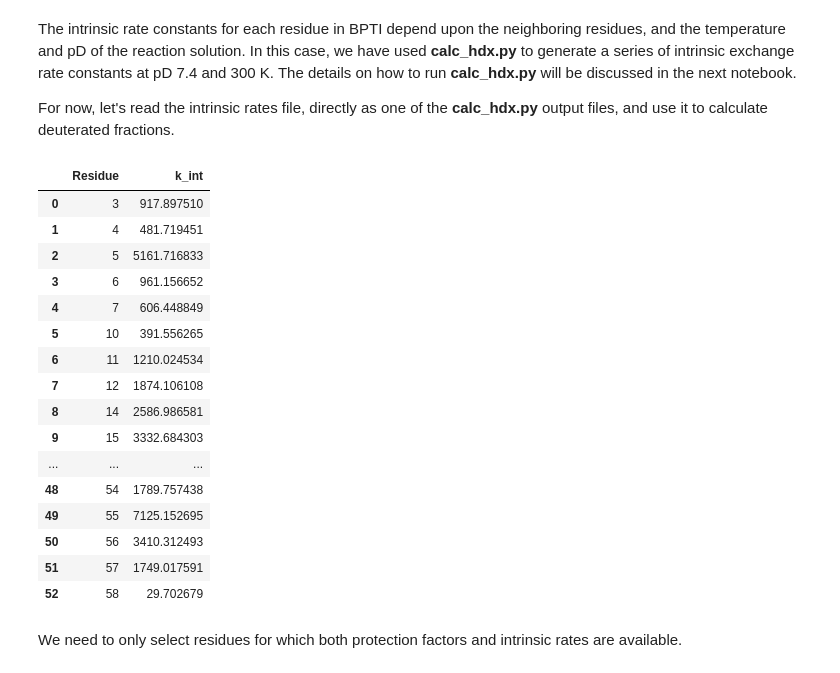
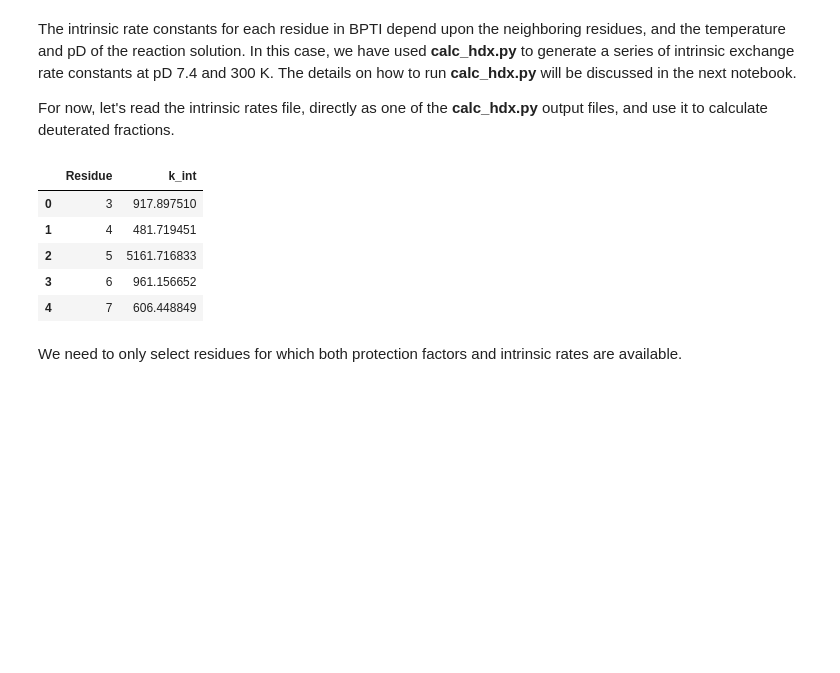
Before and after one commit to Lucy-Forrest-Lab/HDXer, a Jupyter notebook: protocol/notebooks/01_data_prep.ipynb, the cells around one changed output. Saved outputs shown, nothing was run; the diff lists cells and outputs as text; code cells hidden in the pictures; blank space fills up the shorter version.

```diff
--- a/protocol/notebooks/01_data_prep.ipynb
+++ b/protocol/notebooks/01_data_prep.ipynb
@@ -126,25 +76,14 @@ For now, let's read the intrinsic rates file, directly as one of the **calc_hdx.
 rates = pd.read_csv(os.path.expandvars('$HDXER_PATH/protocol/BPTI/BPTI_calc_hdx/BPTI_Intrinsic_rates.dat'),
                     sep='\s+', skiprows=[0], header=None, names=['Residue', 'k_int'])
 # %%
-rates
+rates.head()
 # %% [output]
 |  | Residue | k_int |
 | 0 | 3 | 917.897510 |
 | 1 | 4 | 481.719451 |
 | 2 | 5 | 5161.716833 |
 | 3 | 6 | 961.156652 |
 | 4 | 7 | 606.448849 |
-| 5 | 10 | 391.556265 |
-| 6 | 11 | 1210.024534 |
-| 7 | 12 | 1874.106108 |
-| 8 | 14 | 2586.986581 |
-| 9 | 15 | 3332.684303 |
-| ... | ... | ... |
-| 48 | 54 | 1789.757438 |
-| 49 | 55 | 7125.152695 |
-| 50 | 56 | 3410.312493 |
-| 51 | 57 | 1749.017591 |
-| 52 | 58 | 29.702679 |
 # %% [markdown]
 We need to only select residues for which both protection factors and intrinsic rates are available.
 # %%
```
Also changed, not shown: parts of 13 cells of this notebook, 4 other files.
